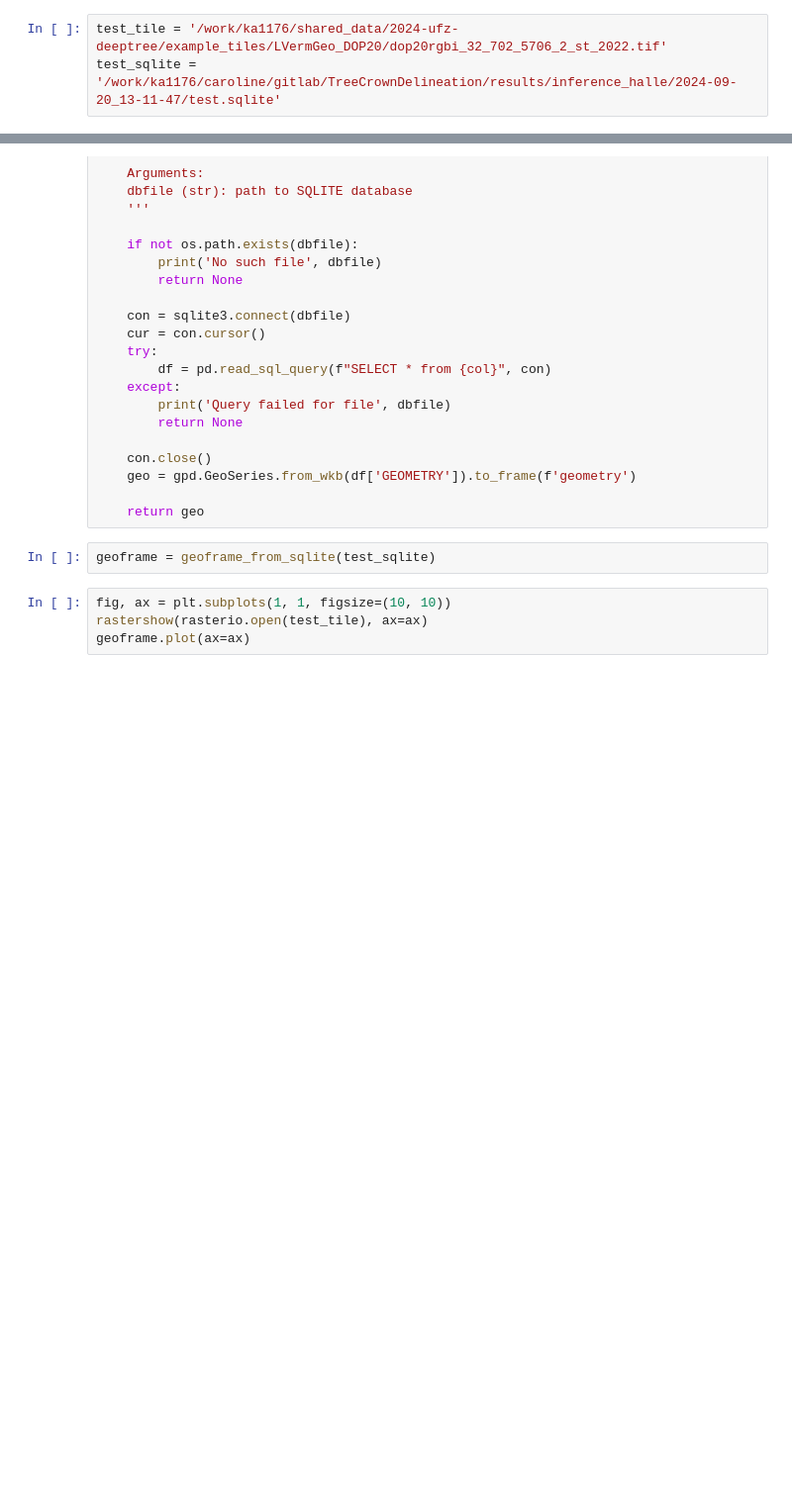
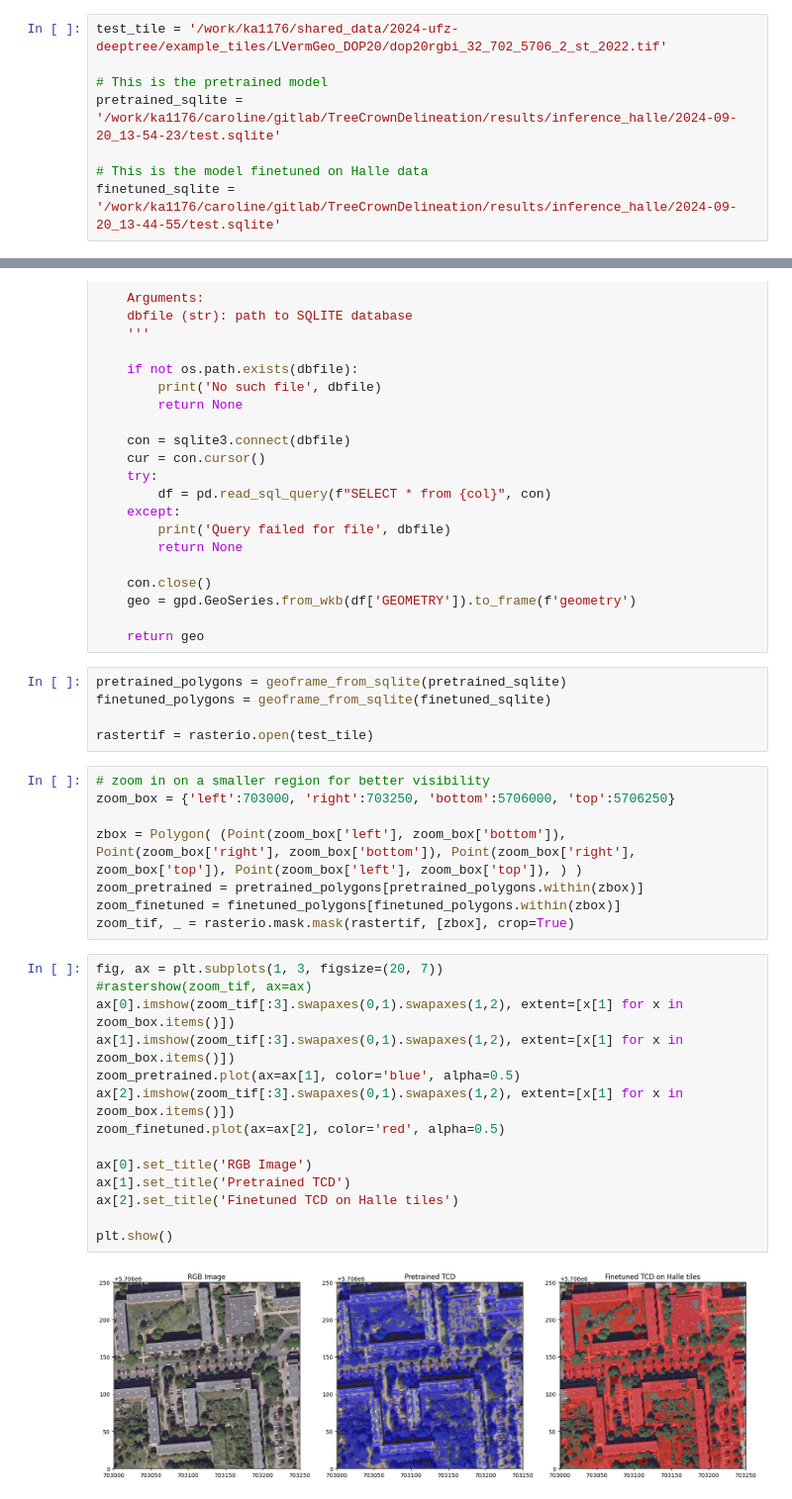
Before and after one commit to luismaecker/DeepTrees_fork, a Jupyter notebook: notebooks/development/FineTunedInference.ipynb, the cells around one changed output, grey strips where cells are left out. Shown at 99% size. Saved outputs shown, nothing was run; the diff lists cells and outputs as text; blank space fills up the shorter version.

Commit message:
check finetuned polygons visually

```diff
--- a/notebooks/development/FineTunedInference.ipynb
+++ b/notebooks/development/FineTunedInference.ipynb
@@ -12,6 +21,11 @@ A quick check to see if the generated polygons match expectations (this was with
 # %%
 test_tile = '/work/ka1176/shared_data/2024-ufz-deeptree/example_tiles/LVermGeo_DOP20/dop20rgbi_32_702_5706_2_st_2022.tif'
-test_sqlite = '/work/ka1176/caroline/gitlab/TreeCrownDelineation/results/inference_halle/2024-09-20_13-11-47/test.sqlite'
+
+# This is the pretrained model
+pretrained_sqlite = '/work/ka1176/caroline/gitlab/TreeCrownDelineation/results/inference_halle/2024-09-20_13-54-23/test.sqlite'
+
+# This is the model finetuned on Halle data
+finetuned_sqlite = '/work/ka1176/caroline/gitlab/TreeCrownDelineation/results/inference_halle/2024-09-20_13-44-55/test.sqlite'
 # %%
 def geoframe_from_sqlite(dbfile, col='test'):
     '''
@@ -38,8 +52,31 @@ def geoframe_from_sqlite(dbfile, col='test'):
 
     return geo
 # %%
-geoframe = geoframe_from_sqlite(test_sqlite)
+pretrained_polygons = geoframe_from_sqlite(pretrained_sqlite)
+finetuned_polygons = geoframe_from_sqlite(finetuned_sqlite)
+
+rastertif = rasterio.open(test_tile)
+# %%
+# zoom in on a smaller region for better visibility
+zoom_box = {'left':703000, 'right':703250, 'bottom':5706000, 'top':5706250}
+
+zbox = Polygon( (Point(zoom_box['left'], zoom_box['bottom']), Point(zoom_box['right'], zoom_box['bottom']), Point(zoom_box['right'], zoom_box['top']), Point(zoom_box['left'], zoom_box['top']), ) )
+zoom_pretrained = pretrained_polygons[pretrained_polygons.within(zbox)]
+zoom_finetuned = finetuned_polygons[finetuned_polygons.within(zbox)]
+zoom_tif, _ = rasterio.mask.mask(rastertif, [zbox], crop=True)
 # %%
-fig, ax = plt.subplots(1, 1, figsize=(10, 10))
-rastershow(rasterio.open(test_tile), ax=ax)
-geoframe.plot(ax=ax)
+fig, ax = plt.subplots(1, 3, figsize=(20, 7))
+#rastershow(zoom_tif, ax=ax)
+ax[0].imshow(zoom_tif[:3].swapaxes(0,1).swapaxes(1,2), extent=[x[1] for x in zoom_box.items()])
+ax[1].imshow(zoom_tif[:3].swapaxes(0,1).swapaxes(1,2), extent=[x[1] for x in zoom_box.items()])
+zoom_pretrained.plot(ax=ax[1], color='blue', alpha=0.5)
+ax[2].imshow(zoom_tif[:3].swapaxes(0,1).swapaxes(1,2), extent=[x[1] for x in zoom_box.items()])
+zoom_finetuned.plot(ax=ax[2], color='red', alpha=0.5)
+
+ax[0].set_title('RGB Image')
+ax[1].set_title('Pretrained TCD')
+ax[2].set_title('Finetuned TCD on Halle tiles')
+
+plt.show()
+# %% [output]
+[figure, added]
```
Also changed, not shown: parts of 5 cells of this notebook, 2 other files.
